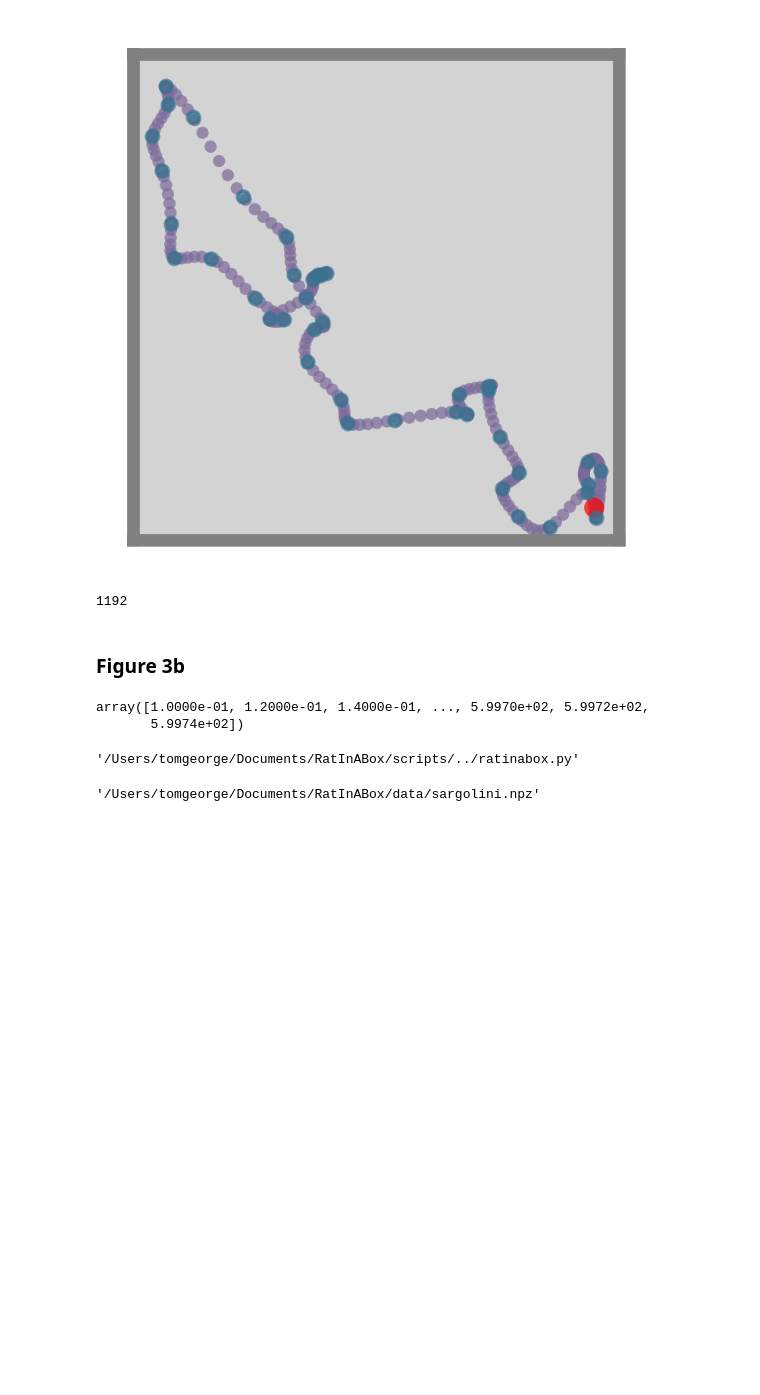
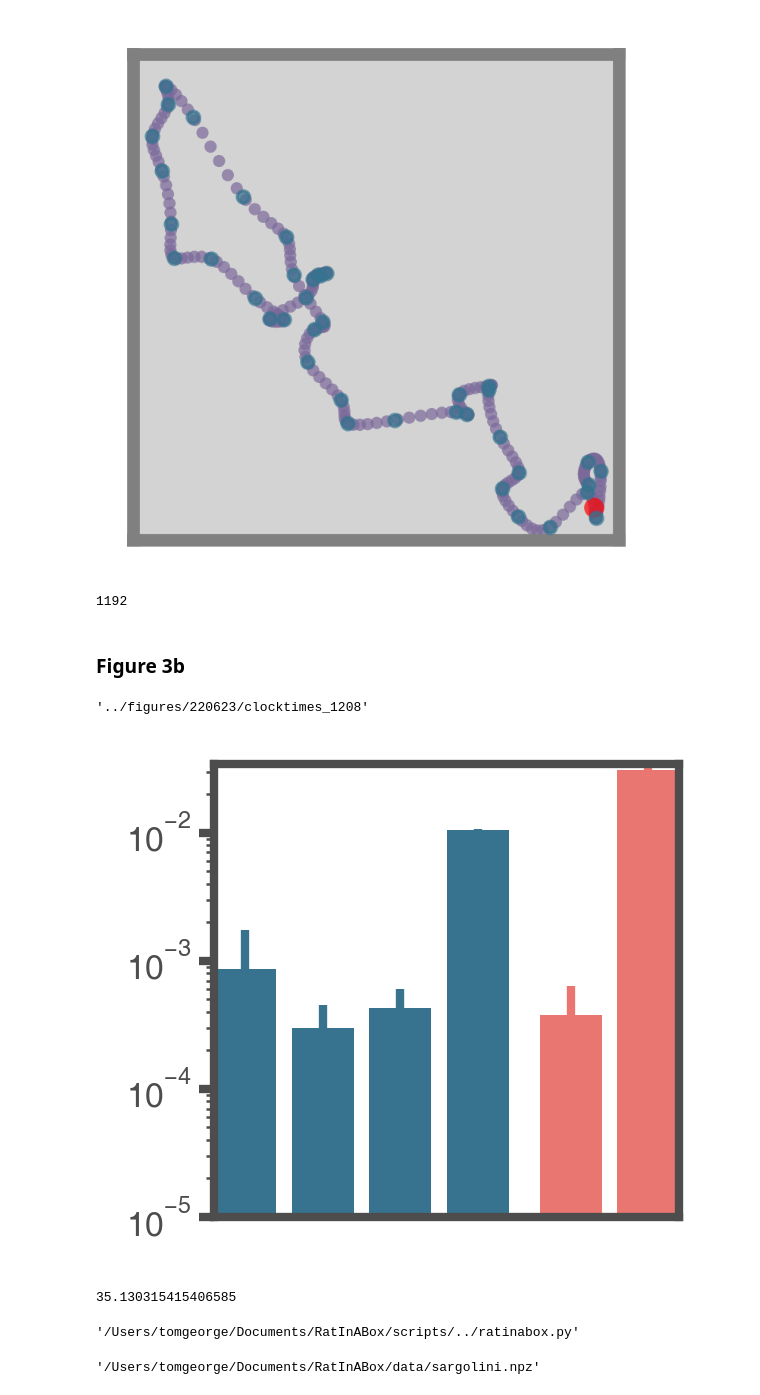
Before and after one commit to RatInABox-Lab/RatInABox, a Jupyter notebook: scripts/ratinabox_readme.ipynb, the cells around one changed output. Saved outputs shown, nothing was run; the diff lists cells and outputs as text; code cells hidden in the pictures; blank space fills up the shorter version.

```diff
--- a/scripts/ratinabox_readme.ipynb
+++ b/scripts/ratinabox_readme.ipynb
@@ -1068,7 +1068,7 @@ bvc = []
 matmul = []
 inverse = []
 
-for i in tqdm(range(10)):
+for i in tqdm(range(400)):
     t0 = time.time()
     Ag.update()
     t1 = time.time()
@@ -1111,20 +1111,22 @@ inverse = np.array(inverse)
 # %%
 positions = [1,2,3,4,5.2,6.2]
 heights = [motion.mean(),pc.mean(),gc.mean(),bvc.mean(),matmul.mean(),inverse.mean()]
 uncertainties = [motion.std(),pc.std(),gc.std(),bvc.std(),matmul.std(),inverse.std()]
 color = ['C1','C1','C1','C1','C5','C5']
 
 fig, ax = plt.subplots()
 ax.bar(positions,heights,color=color,yerr=uncertainties,ecolor=color)
 ax.set_yscale('log')
-ax.set_ylim(bottom=1e-4)
+ax.set_ylim(bottom=1e-5)
 ax.set_xticks([])
 tpl.saveFigure(fig,'clocktimes')
+# %% [output]
+'../figures/220623/clocktimes_1208'
+[figure, added]
-# %%
-data['t']
-# %% [output]
-array([1.0000e-01, 1.2000e-01, 1.4000e-01, ..., 5.9970e+02, 5.9972e+02,
-       5.9974e+02])
+# %%
+heights[3]/heights[1]
+# %% [output]
+35.130315415406585
 # %%
 import ratinabox
 # %%
```
Also changed, not shown: parts of 2 cells of this notebook, 1 other file.
